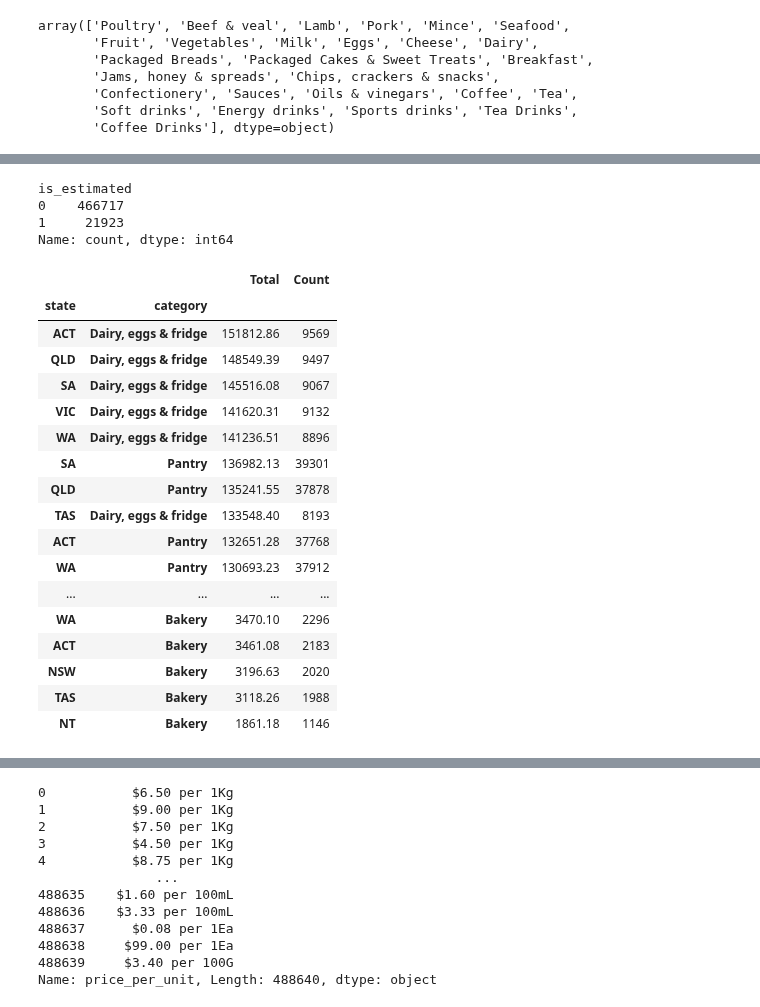
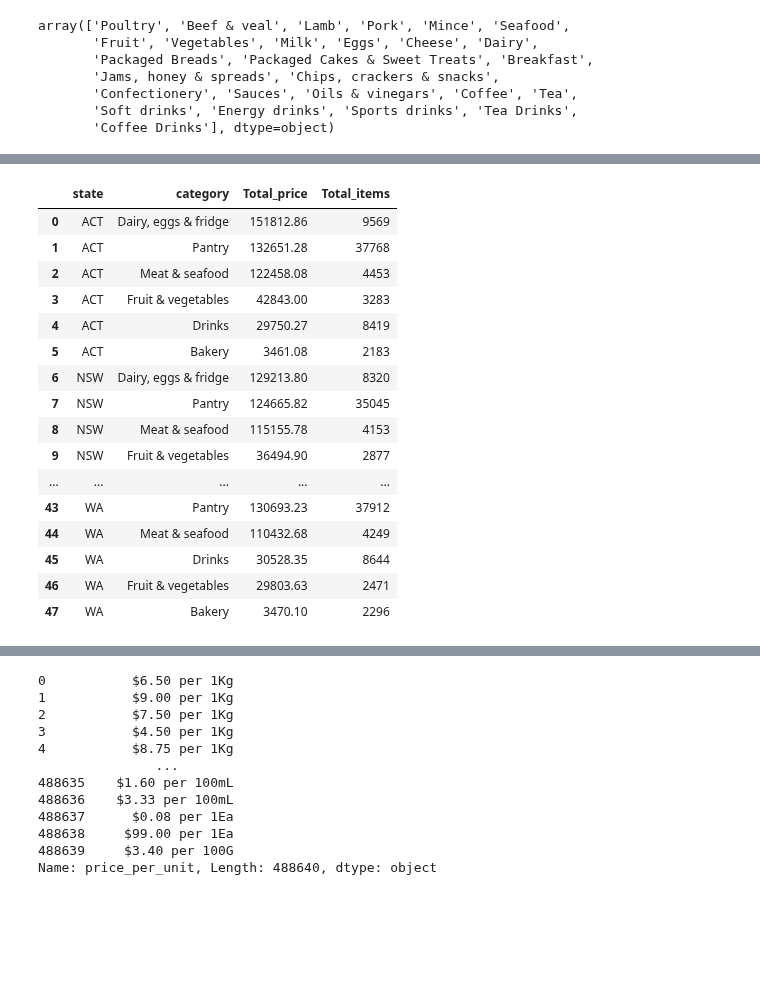
Before and after one commit to binayakhadka/grocery-retail-analytics, a Jupyter notebook: aus.ipynb, the cells around one changed output, grey strips where cells are left out. Cells and saved outputs as stored; diff of their text form; code cells hidden in the pictures; blank space fills up the shorter version.

```diff
--- a/aus.ipynb
+++ b/aus.ipynb
@@ -174,31 +182,12 @@ df.iloc[:,8:].head(5)
 | 2 | 1 | 0 | Coles | 2565429P | 2022-11-09 08:23:06 | 7.50 | 1Kg | NSW | TEMPE | ... |
 | 3 | 1 | 1 | Coles | 3199541P | 2022-11-09 08:23:06 | 4.50 | 1Kg | NSW | TEMPE | ... |
 | 4 | 0 | 0 | Coles | 2904193P | 2022-11-09 08:23:06 | 8.75 | 1Kg | NSW | TEMPE | ... |
-# %%
-df.is_estimated.value_counts()
-# %% [output]
-is_estimated
-0    466717
-1     21923
-Name: count, dtype: int64
 # %%
-df.groupby(['state','category']).agg(Total=('price','sum'), Count=('price','count')).sort_values(by=['Total','Count'],ascending=[False,False])
+# ab = df.groupby(['state','category']).agg(Total=('price','sum'), Count=('price','count')).sort_values(by=['Total','Count'],ascending=[False,False])
+
+df_grouped = (
+    df.groupby(['state', 'category'])
+      .agg(Total_price=('price', 'sum'), Total_items=('price', 'count'))
+      .sort_values(by=['state','Total_price'], ascending=[True, False])
+)
+# df_grouped = df_grouped.reset_index()
-# %% [output]
-|  |  | Total | Count |
-| state | category |  |  |
-| ACT | Dairy, eggs & fridge | 151812.86 | 9569 |
-| QLD | Dairy, eggs & fridge | 148549.39 | 9497 |
-| SA | Dairy, eggs & fridge | 145516.08 | 9067 |
-| VIC | Dairy, eggs & fridge | 141620.31 | 9132 |
-| WA | Dairy, eggs & fridge | 141236.51 | 8896 |
-| SA | Pantry | 136982.13 | 39301 |
-| QLD | Pantry | 135241.55 | 37878 |
-| TAS | Dairy, eggs & fridge | 133548.40 | 8193 |
-| ACT | Pantry | 132651.28 | 37768 |
-| WA | Pantry | 130693.23 | 37912 |
-| ... | ... | ... | ... |
-| WA | Bakery | 3470.10 | 2296 |
-| ACT | Bakery | 3461.08 | 2183 |
-| NSW | Bakery | 3196.63 | 2020 |
-| TAS | Bakery | 3118.26 | 1988 |
-| NT | Bakery | 1861.18 | 1146 |
@@ -204,0 +196,20 @@ df.groupby(['state','category']).agg(Total=('price','sum'), Count=('price','coun
+# %%
+df_grouped
+# %% [output]
+|  | state | category | Total_price | Total_items |
+| 0 | ACT | Dairy, eggs & fridge | 151812.86 | 9569 |
+| 1 | ACT | Pantry | 132651.28 | 37768 |
+| 2 | ACT | Meat & seafood | 122458.08 | 4453 |
+| 3 | ACT | Fruit & vegetables | 42843.00 | 3283 |
+| 4 | ACT | Drinks | 29750.27 | 8419 |
+| 5 | ACT | Bakery | 3461.08 | 2183 |
+| 6 | NSW | Dairy, eggs & fridge | 129213.80 | 8320 |
+| 7 | NSW | Pantry | 124665.82 | 35045 |
+| 8 | NSW | Meat & seafood | 115155.78 | 4153 |
+| 9 | NSW | Fruit & vegetables | 36494.90 | 2877 |
+| ... | ... | ... | ... | ... |
+| 43 | WA | Pantry | 130693.23 | 37912 |
+| 44 | WA | Meat & seafood | 110432.68 | 4249 |
+| 45 | WA | Drinks | 30528.35 | 8644 |
+| 46 | WA | Fruit & vegetables | 29803.63 | 2471 |
+| 47 | WA | Bakery | 3470.10 | 2296 |
```
Also changed, not shown: parts of 8 cells of this notebook.
